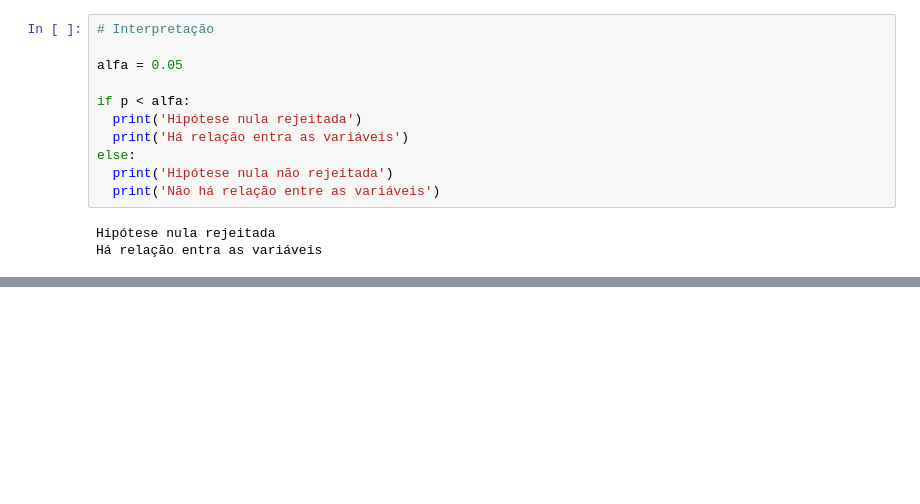
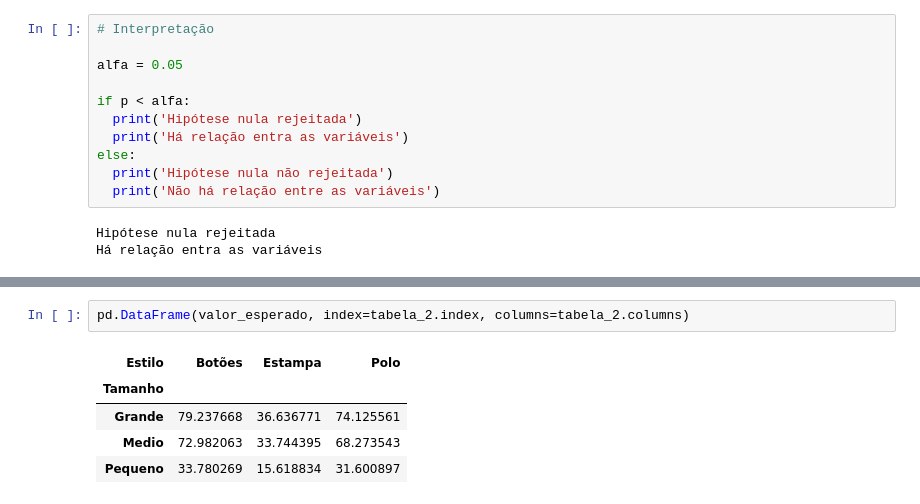
Before and after one commit to esdrasantos/statistical-concepts-and-practice, a Jupyter notebook: cstfm_nao_parametricos_qui_quadrado.ipynb, the cells around one changed output, grey strips where cells are left out. Saved outputs shown, nothing was run; the diff lists cells and outputs as text; blank space fills up the shorter version.

```diff
--- a/cstfm_nao_parametricos_qui_quadrado.ipynb
+++ b/cstfm_nao_parametricos_qui_quadrado.ipynb
@@ -119,0 +169,8 @@ Linha: Celular, Coluna: 75-99999
+# %%
+pd.DataFrame(valor_esperado, index=tabela_2.index, columns=tabela_2.columns)
+# %% [output]
+| Estilo | Botões | Estampa | Polo |
+| Tamanho |  |  |  |
+| Grande | 79.237668 | 36.636771 | 74.125561 |
+| Medio | 72.982063 | 33.744395 | 68.273543 |
+| Pequeno | 33.780269 | 15.618834 | 31.600897 |
```
Also changed, not shown: parts of 19 cells of this notebook.
